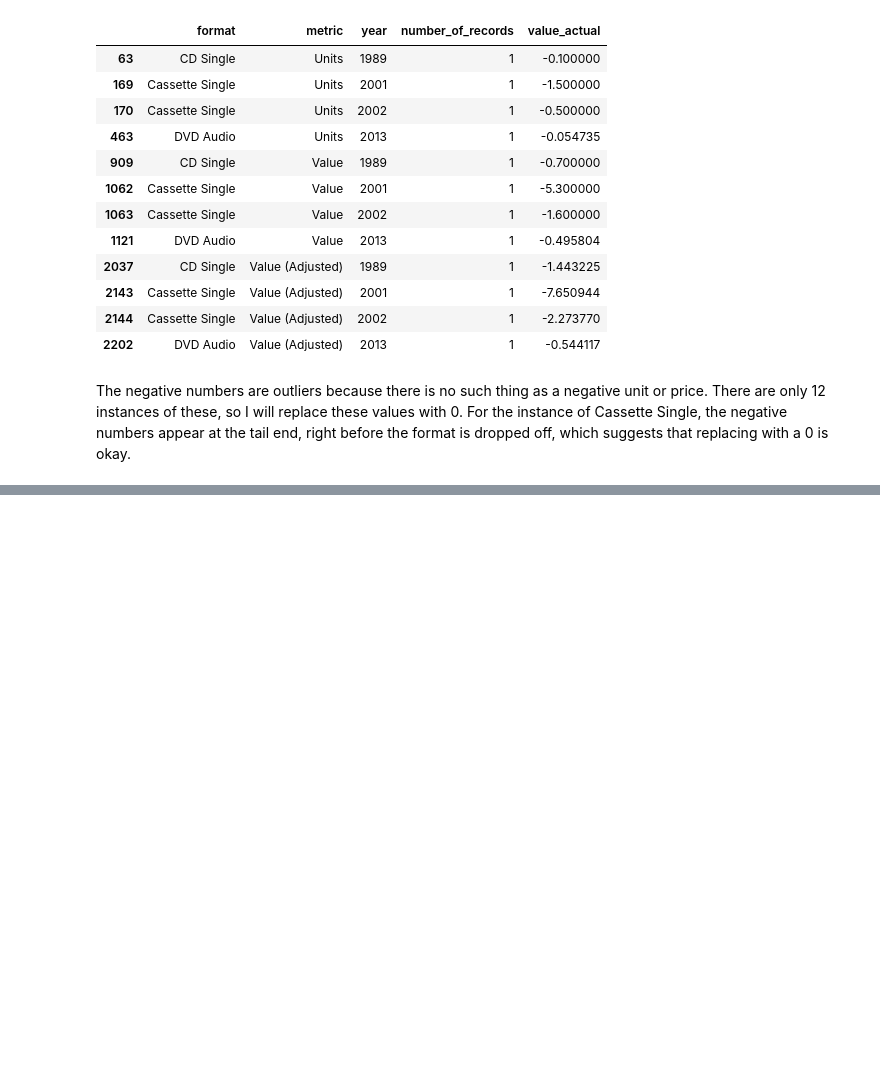
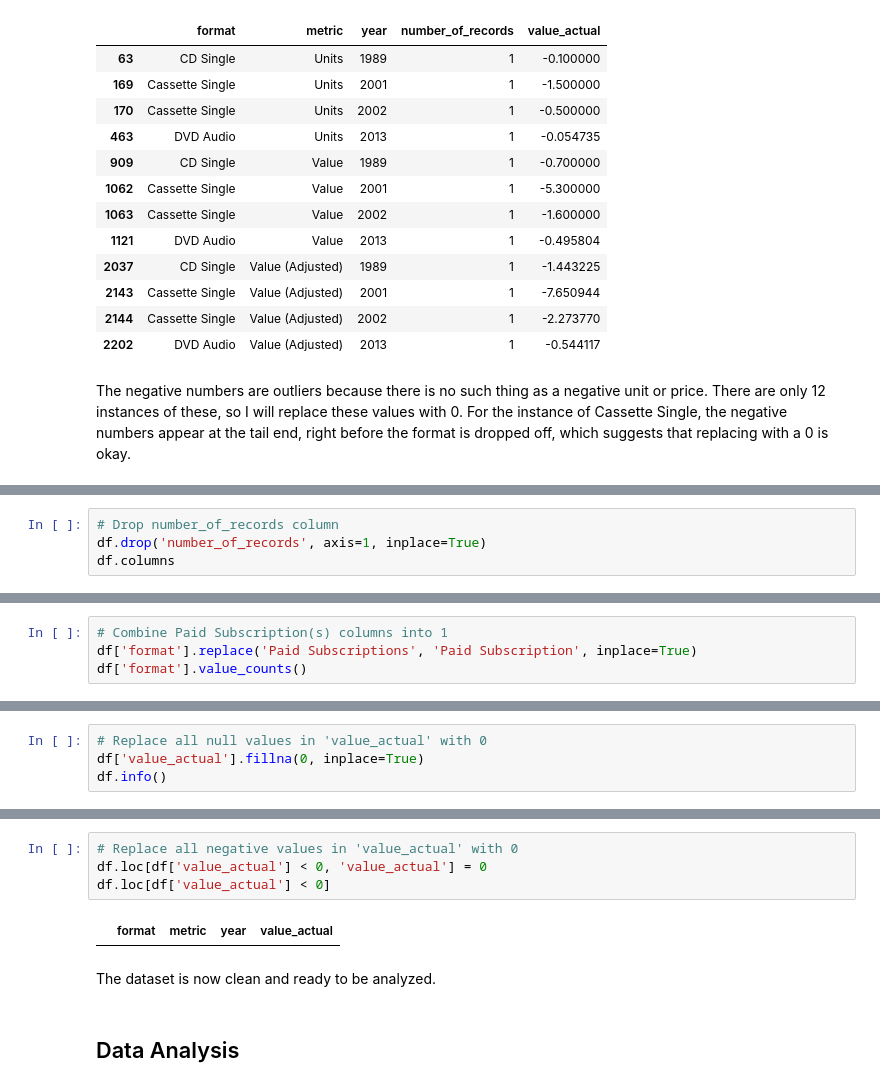
Before and after one commit to Brandon-Luong/Music-Sales, a Jupyter notebook: music_sales.ipynb, the cells around one changed output, grey strips where cells are left out. Saved outputs shown, nothing was run; the diff lists cells and outputs as text; blank space fills up the shorter version.

```diff
--- a/music_sales.ipynb
+++ b/music_sales.ipynb
@@ -345,0 +355,4 @@ The negative numbers are outliers because there is no such thing as a negative u
+# %%
+# Drop number_of_records column
+df.drop('number_of_records', axis=1, inplace=True)
+df.columns
@@ -345,0 +361,4 @@ The negative numbers are outliers because there is no such thing as a negative u
+# %%
+# Combine Paid Subscription(s) columns into 1
+df['format'].replace('Paid Subscriptions', 'Paid Subscription', inplace=True)
+df['format'].value_counts()
@@ -345,0 +383,4 @@ The negative numbers are outliers because there is no such thing as a negative u
+# %%
+# Replace all null values in 'value_actual' with 0
+df['value_actual'].fillna(0, inplace=True)
+df.info()
@@ -345,0 +399,10 @@ The negative numbers are outliers because there is no such thing as a negative u
+# %%
+# Replace all negative values in 'value_actual' with 0
+df.loc[df['value_actual'] < 0, 'value_actual'] = 0
+df.loc[df['value_actual'] < 0]
+# %% [output]
+|  | format | metric | year | value_actual |
+# %% [markdown]
+The dataset is now clean and ready to be analyzed.
+# %% [markdown]
+## Data Analysis
```
Also changed, not shown: parts of 15 cells of this notebook.
